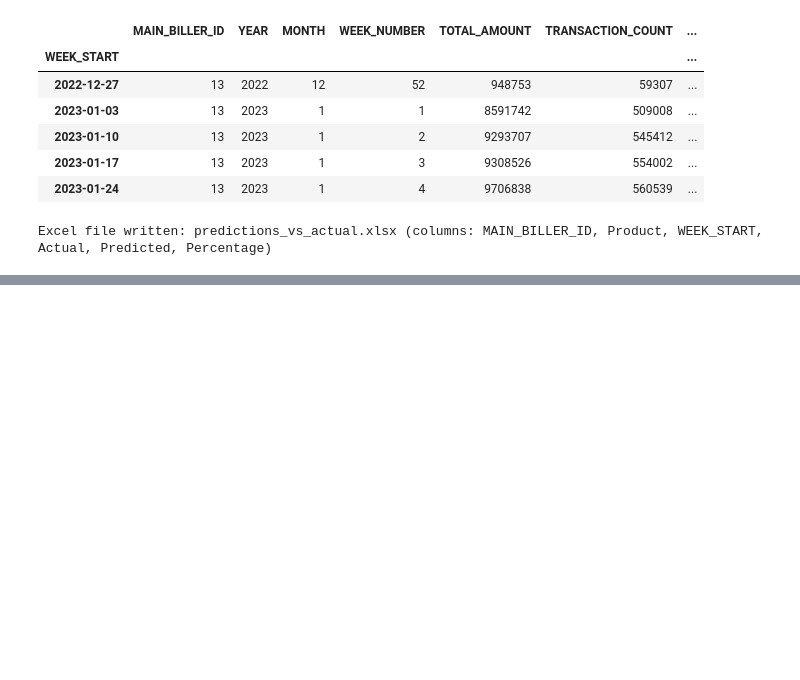
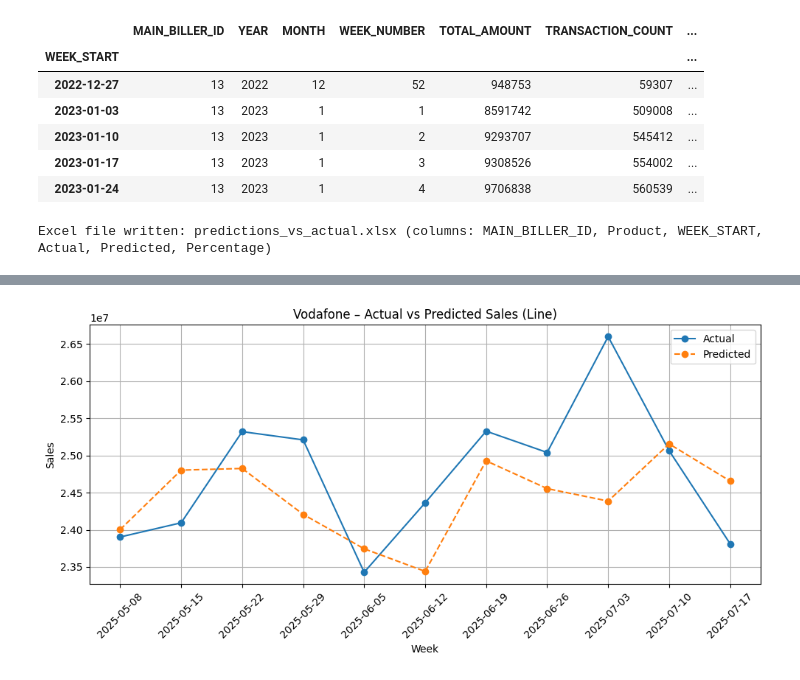
Before and after one commit to Jad-RAMOSS/Damen_AI_TeleForecast, a Jupyter notebook: model.ipynb, the cells around one changed output, grey strips where cells are left out. Saved outputs shown, nothing was run; the diff lists cells and outputs as text; code cells hidden in the pictures; blank space fills up the shorter version.

```diff
--- a/model.ipynb
+++ b/model.ipynb
@@ -425,0 +427,6 @@ array([1.5623767e+07, 1.7021576e+07, 1.7555320e+07, 1.8157390e+07,
+# %%
+import pandas as pd
+import matplotlib.pyplot as plt
+
+test_df = pd.read_csv('data/Production_27_7_2025.csv')
+test_df['WEEK_START']=pd.to_datetime(test_df['WEEK_START'])
@@ -425,0 +511,3 @@ array([1.5623767e+07, 1.7021576e+07, 1.7555320e+07, 1.8157390e+07,
+# %%
+test_df = test_df.apply(lambda x: x.astype(int) if x.name not in ['date','WEEK_START','long_weekend'] and x.notnull().all() else x)
+test_df.set_index('WEEK_START', inplace=True)
@@ -425,0 +539,86 @@ array([1.5623767e+07, 1.7021576e+07, 1.7555320e+07, 1.8157390e+07,
+# %%
+split_date = '2025-07-24'
+test_df = test_df[test_df.index < split_date]
+# %%
+split_date = '2025-05-06'
+test_df = test_df[test_df.index>=split_date]
+target = 'NEXT_WEEK_TOTAL_AMOUNT'
+X_test = test_df.drop(target, axis=1)
+y_test = test_df[target]
+features = list(X_test.columns)
+# %%
+# ----------------------------------
+# PREDICTION PLOTS and ROW COLLECTION
+# ----------------------------------
+from sklearn.metrics import mean_absolute_error
+import numpy as np
+import matplotlib.pyplot as plt
+
+records = []   # <-- rows for the Excel file
+product_name = {13: 'Vodafone', 14: 'Orange', 15: 'Etisalat', 16: 'We'}
+
+for product, group in test_df.groupby('MAIN_BILLER_ID'):
+    group = group.sort_index()
+
+    X_test = group[features]
+    y_true = group[target].values.flatten()
+    y_pred = model.predict(X_test).flatten()
+
+    # ---------- collect one row per week ----------
+    pct_diff = (y_pred - y_true) / y_true * 100     # +ve = over-predict
+    records.extend(
+        {
+            "MAIN_BILLER_ID": product,
+            "Product": product_name.get(product, product),
+            "WEEK_START": group.index[i],
+            "Actual":    y_true[i],
+            "Predicted": y_pred[i],
+            "Percentage": pct_diff[i],
+        }
+        for i in range(len(y_true))
+    )
+
+    # ---------- line (dot) plot ----------
+    plt.figure(figsize=(10, 5))
+    plt.plot(group.index, y_true, marker='o', label='Actual')
+    plt.plot(group.index, y_pred, marker='o', linestyle='--', label='Predicted')
+    plt.title(f"{product_name[product]} – Actual vs Predicted Sales (Line)")
+    plt.xlabel("Week")
+    plt.ylabel("Sales")
+    plt.legend()
+    plt.grid(True)
+    plt.xticks(rotation=45)
+    plt.gca().set_xticks(group.index)
+    plt.gca().set_xticklabels(group.index.strftime('%Y-%m-%d'))
+    plt.tight_layout()
+    plt.show()
+
+    # ---------- bar plot with annotations ----------
+    plt.figure(figsize=(10, 5))
+    width, x = 0.35, np.arange(len(y_true))
+    plt.bar(x - width/2, y_true, width, label='Actual')
+    plt.bar(x + width/2, y_pred, width, label='Predicted', alpha=0.6)
+
+    for i in range(len(x)):
+        plt.text(i - width/2, y_true[i] - 3,  f"{y_true[i]:.0f}",
+                 ha='center', va='top', rotation=90, fontsize=7, color='black')
+        plt.text(i + width/2, y_pred[i] - 3, f"{y_pred[i]:.0f}",
+                 ha='center', va='top', rotation=90, fontsize=7, color='black')
+        tallest = max(y_true[i], y_pred[i])
+        plt.text(i, tallest * 1.02, f"{pct_diff[i]:+.1f}%",
+                 ha='center', va='bottom', fontsize=8, color='black')
+
+    plt.title(f"{product_name[product]} – Actual vs Predicted Sales (Bar)")
+    plt.xlabel("Week")
+    plt.ylabel("Sales")
+    plt.legend()
+    plt.grid(True)
+    plt.xticks(ticks=x, labels=group.index.strftime('%Y-%m-%d'), rotation=45)
+    plt.tight_layout()
+    plt.show()
+
+    # optional: error metric
+    mae = mean_absolute_error(y_true, y_pred)
+    print(f"[{product_name[product]}] MAE: {mae:.2f} (n={len(y_true)})")
+# %% [output]
+[figure, added]
```
Also changed, not shown: parts of 30 cells of this notebook.
